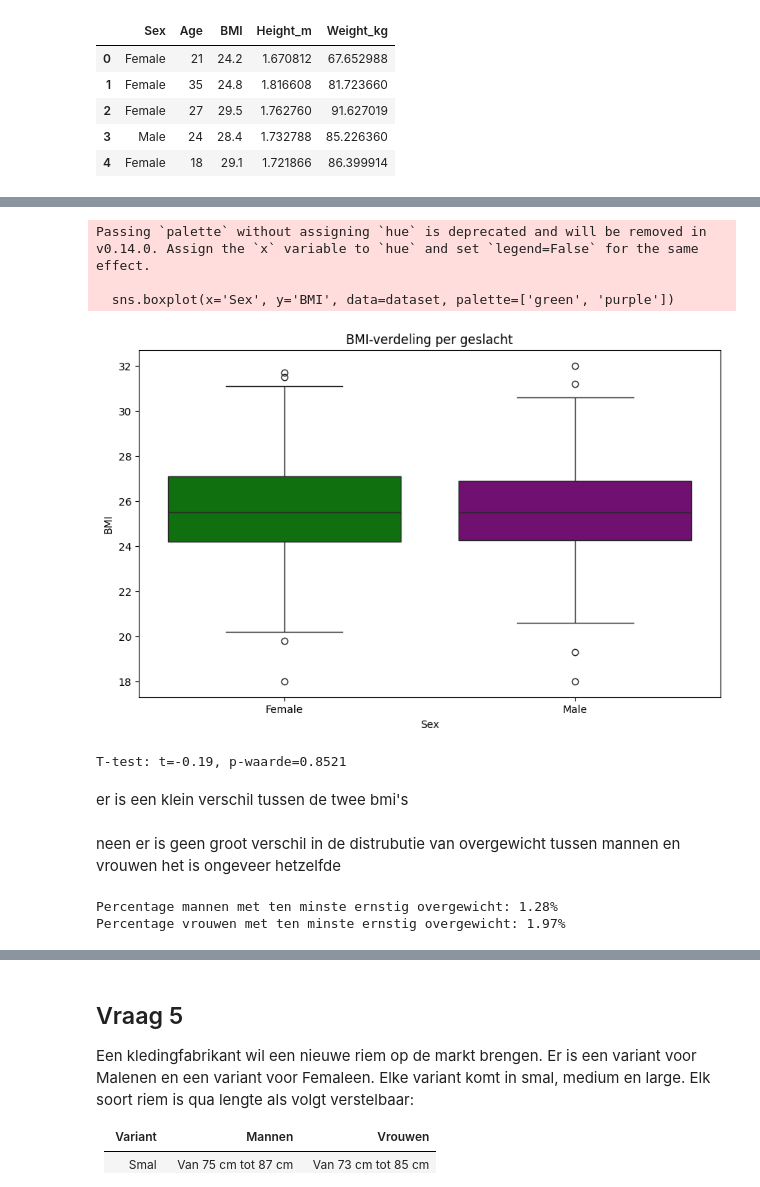
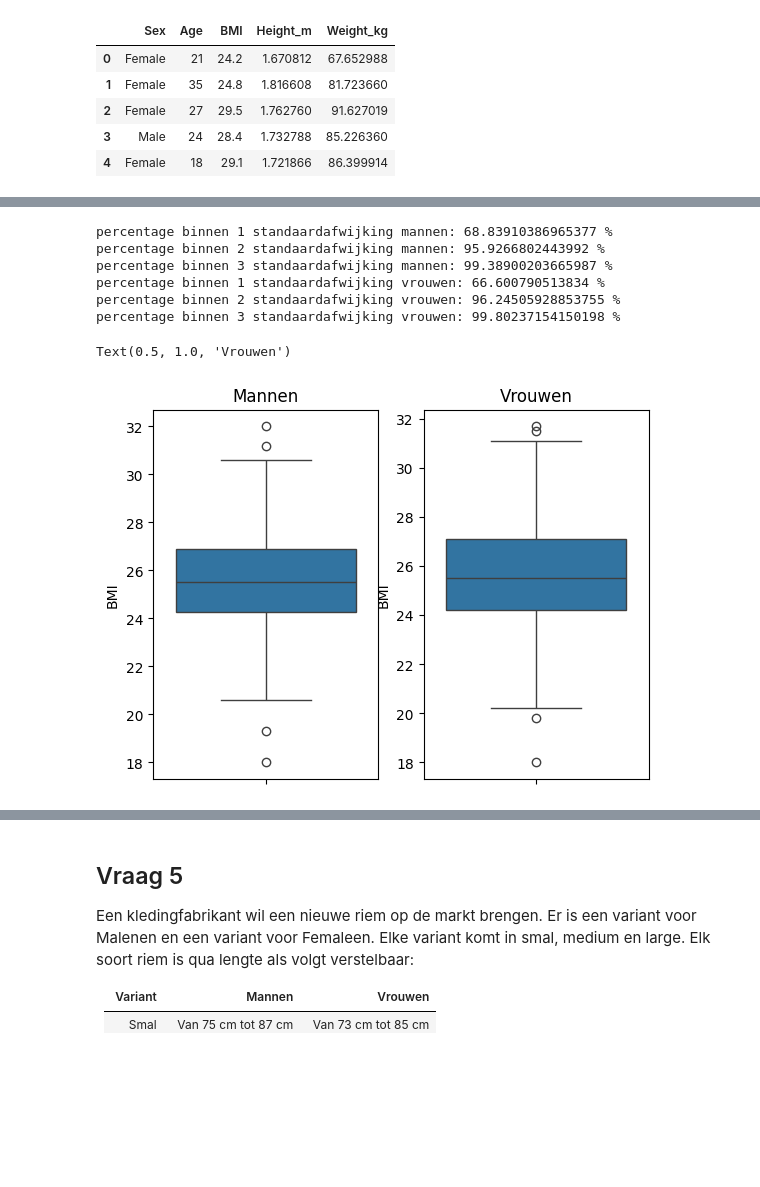
Before and after one commit to pascal-maker/Python, a Jupyter notebook: Labo_04_Continue_Kansverdelingen_Opdracht.ipynb, the cells around one changed output, grey strips where cells are left out. Cells and saved outputs as stored; diff of their text form; code cells hidden in the pictures; blank space fills up the shorter version.

```diff
--- a/Labo_04_Continue_Kansverdelingen_Opdracht.ipynb
+++ b/Labo_04_Continue_Kansverdelingen_Opdracht.ipynb
@@ -450,32 +408,48 @@ Standaardafwijking BMI: 2.16
+# %%
+# b. Herhaal het gevraagde onder vraag b, maar splits op in mannen en vrouwen..
+dataset_man = dataset[dataset['Sex']=='Male']
+dataset_vrouw = dataset[dataset['Sex']=='Female']
+gemiddelde_man = dataset_man['BMI'].mean()
+stdafwijking_man = dataset_man['BMI'].std()
+gemiddelde_vrouw = dataset_vrouw['BMI'].mean()
+stdafwijking_vrouw = dataset_vrouw['BMI'].std()
+#percentage waarden afwijkingen binnen 1 standaardgemiddelde bij mannen
+aantal_1_sigma_man = dataset_man[(dataset_man['BMI']>(gemiddelde_man-stdafwijking_man)) & (dataset_man['BMI']<(gemiddelde_man+stdafwijking_man))].BMI.count()
+print('percentage binnen 1 standaardafwijking mannen:', aantal_1_sigma_man/dataset_man['BMI'].count()*100,'%')
+#percentage waarden afwijkingen binnen 2 standaardgemiddelde bij mannen
+aantal_2_sigma_man = dataset_man[(dataset_man['BMI']>(gemiddelde_man-2*stdafwijking_man)) & (dataset_man['BMI']<(gemiddelde_man+2*stdafwijking_man))].BMI.count()
+print('percentage binnen 2 standaardafwijking mannen:', aantal_2_sigma_man/dataset_man['BMI'].count()*100,'%')
+
+#percentage waarden afwijkingen binnen 3 standaardgemiddelde bij mannen
+aantal_3_sigma_man = dataset_man[(dataset_man['BMI']>(gemiddelde_man-3*stdafwijking_man)) & (dataset_man['BMI']<(gemiddelde_man+3*stdafwijking_man))].BMI.count()
+print('percentage binnen 3 standaardafwijking mannen:', aantal_3_sigma_man/dataset_man['BMI'].count()*100,'%')
+
+
+#percentage waarden afwijkingen binnen 1 standaardgemiddelde bij vrouwen
+aantal_1_sigma_vrouw = dataset_vrouw[(dataset_vrouw['BMI']>(gemiddelde_vrouw-stdafwijking_vrouw)) &(dataset_vrouw['BMI']<(gemiddelde_vrouw+stdafwijking_vrouw))].BMI.count()
+print('percentage binnen 1 standaardafwijking vrouwen:', aantal_1_sigma_vrouw/dataset_vrouw['BMI'].count()*100,'%')
+
+#percentage waarden afwijkingen binnen 2 standaardgemiddelde bij vrouwen
+aantal_2_sigma_vrouw = dataset_vrouw[(dataset_vrouw['BMI']>(gemiddelde_vrouw-2*stdafwijking_vrouw)) & (dataset_vrouw['BMI']<(gemiddelde_vrouw+2*stdafwijking_vrouw))].BMI.count()
+print('percentage binnen 2 standaardafwijking vrouwen:', aantal_2_sigma_vrouw/dataset_vrouw['BMI'].count()*100,'%')
+
+#percentage waarden afwijkingen binnen 3 standaardgemiddelde bij vrouwen
+aantal_3_sigma_vrouw = dataset_vrouw[(dataset_vrouw['BMI']>(gemiddelde_vrouw-3*stdafwijking_vrouw)) & (dataset_vrouw['BMI']<(gemiddelde_vrouw+3*stdafwijking_vrouw))].BMI.count()
+print('percentage binnen 3 standaardafwijking vrouwen:', aantal_3_sigma_vrouw/dataset_vrouw['BMI'].count()*100,'%')
+# %% [output]
+percentage binnen 1 standaardafwijking mannen: 68.83910386965377 %
+percentage binnen 2 standaardafwijking mannen: 95.9266802443992 %
+percentage binnen 3 standaardafwijking mannen: 99.38900203665987 %
+percentage binnen 1 standaardafwijking vrouwen: 66.600790513834 %
+percentage binnen 2 standaardafwijking vrouwen: 96.24505928853755 %
+percentage binnen 3 standaardafwijking vrouwen: 99.80237154150198 %
 # %%
 # c. Is er een groot verschil tussen de distributie van het BMI van mannen en deze van vrouwenen? Verklaar ...
-# Boxplots voor vergelijking
+f,axes = plt.subplots(1,2)
+sns.boxplot(y=dataset_man['BMI'],whis = 1.5, ax = axes[0])
+axes[0].set_title('Mannen')
+sns.boxplot(y=dataset_vrouw['BMI'],whis = 1.5, ax = axes[1])
+axes[1].set_title('Vrouwen')
 # %% [output]
-Passing `palette` without assigning `hue` is deprecated and will be removed in v0.14.0. Assign the `x` variable to `hue` and set `legend=False` for the same effect.
-
-  sns.boxplot(x='Sex', y='BMI', data=dataset, palette=['green', 'purple'])
+Text(0.5, 1.0, 'Vrouwen')
-[figure, old version]
+[figure, new version]
-T-test: t=-0.19, p-waarde=0.8521
-# %% [markdown]
-er is een klein verschil tussen de twee bmi's
-# %% [markdown]
-neen er is geen groot verschil in de distrubutie van overgewicht tussen mannen en vrouwen het is ongeveer hetzelfde
-# %%
-# d. Hoeveel procent van de mannen in de dataset heeft minstens ernstig overgewicht en hoeveel procent vrouwen in de dataset?
-# Percentage met ernstig overgewicht (BMI ≥ 30)
-gemiddelde_mannen = dataset_mannen['BMI'].mean()
-gemiddelde_vrouwen = dataset_vrouwen['BMI'].mean()
-
-standaardafwijking_mannen = dataset_mannen['BMI'].std()
-standaardafwijking_vrouwen = dataset_vrouwen['BMI'].std()
-
-# Bereken het percentage mannen met BMI ≥ 30
-percentage_mannen = stats.norm.sf(30, loc=gemiddelde_mannen, scale=standaardafwijking_mannen) * 100
-print(f'Percentage mannen met ten minste ernstig overgewicht: {percentage_mannen:.2f}%')
-
-# Bereken het percentage vrouwen met BMI ≥ 30
-percentage_vrouwen = stats.norm.sf(30, loc=gemiddelde_vrouwen, scale=standaardafwijking_vrouwen) * 100
-print(f'Percentage vrouwen met ten minste ernstig overgewicht: {percentage_vrouwen:.2f}%')
-# %% [output]
-Percentage mannen met ten minste ernstig overgewicht: 1.28%
-Percentage vrouwen met ten minste ernstig overgewicht: 1.97%
```
Also changed, not shown: parts of 49 cells of this notebook.
